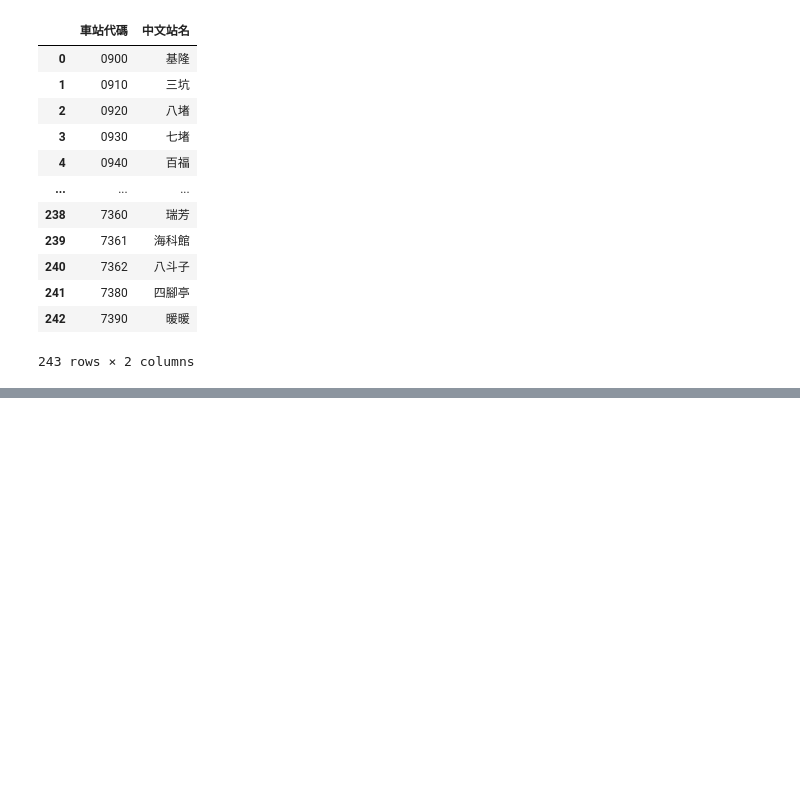
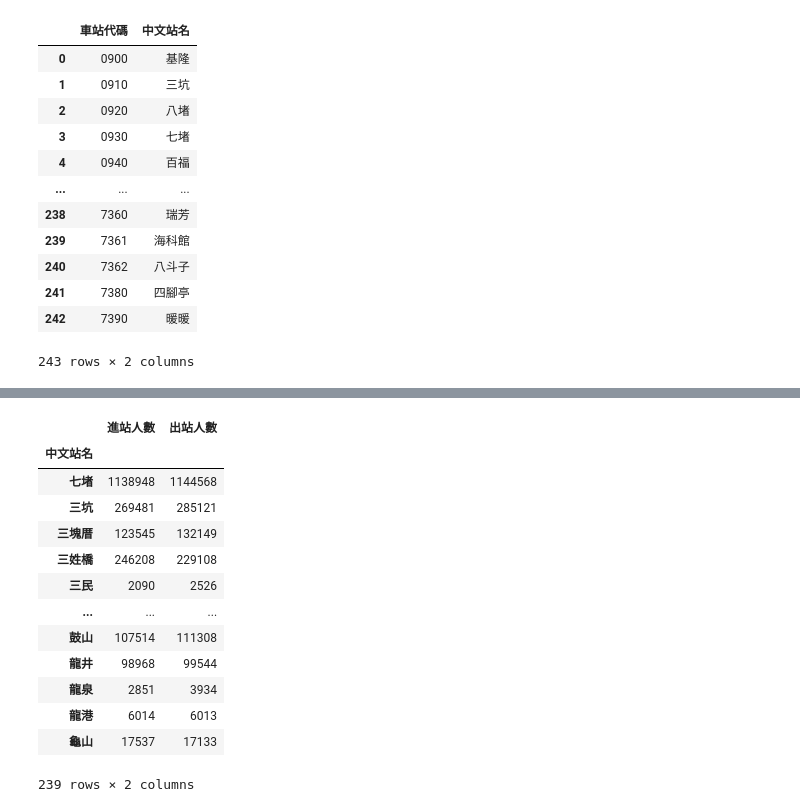
Before and after one commit to kevin20230725/2023__07__29, a Jupyter notebook: lesson21_4.ipynb, the cells around one changed output, grey strips where cells are left out. Saved outputs shown, nothing was run; the diff lists cells and outputs as text; code cells hidden in the pictures; blank space fills up the shorter version.

```diff
--- a/lesson21_4.ipynb
+++ b/lesson21_4.ipynb
@@ -88,0 +195,18 @@ stations
+# %%
+#每站總進出站人數
+dataFrame2.drop(columns=['車站代碼']).groupby(level='中文站名').sum()
+# %% [output]
+|  | 進站人數 | 出站人數 |
+| 中文站名 |  |  |
+| 七堵 | 1138948 | 1144568 |
+| 三坑 | 269481 | 285121 |
+| 三塊厝 | 123545 | 132149 |
+| 三姓橋 | 246208 | 229108 |
+| 三民 | 2090 | 2526 |
+| ... | ... | ... |
+| 鼓山 | 107514 | 111308 |
+| 龍井 | 98968 | 99544 |
+| 龍泉 | 2851 | 3934 |
+| 龍港 | 6014 | 6013 |
+| 龜山 | 17537 | 17133 |
+239 rows × 2 columns
```
Also changed, not shown: parts of 9 cells of this notebook, 1 other file.
